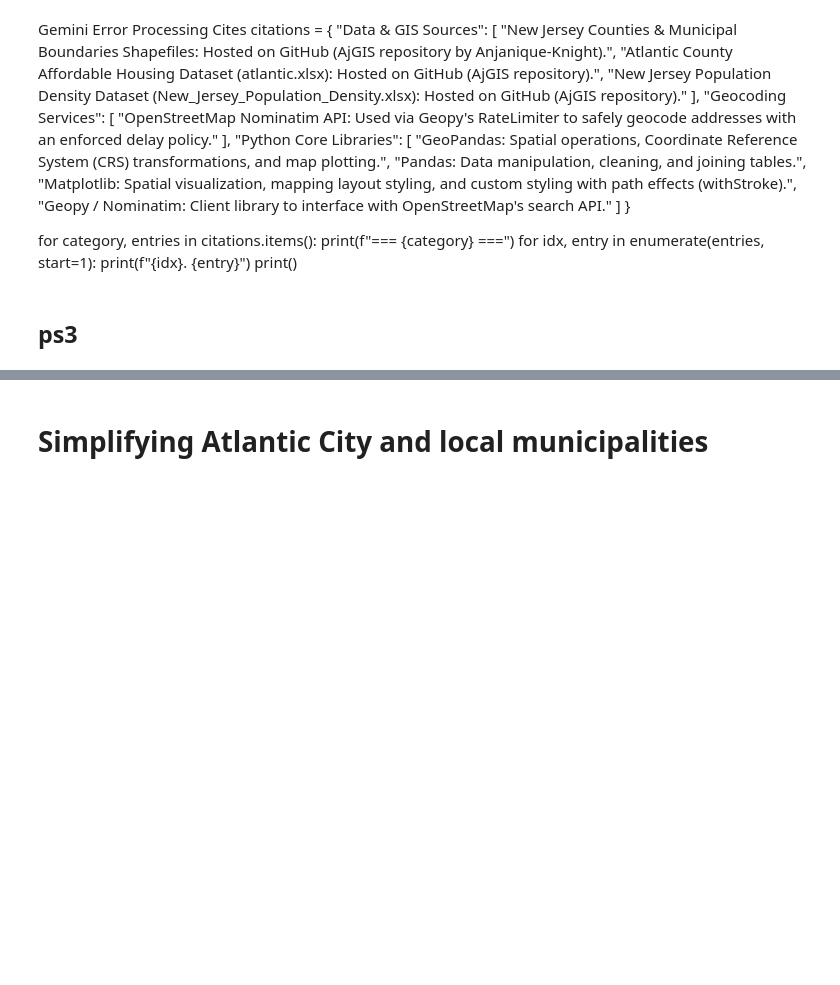
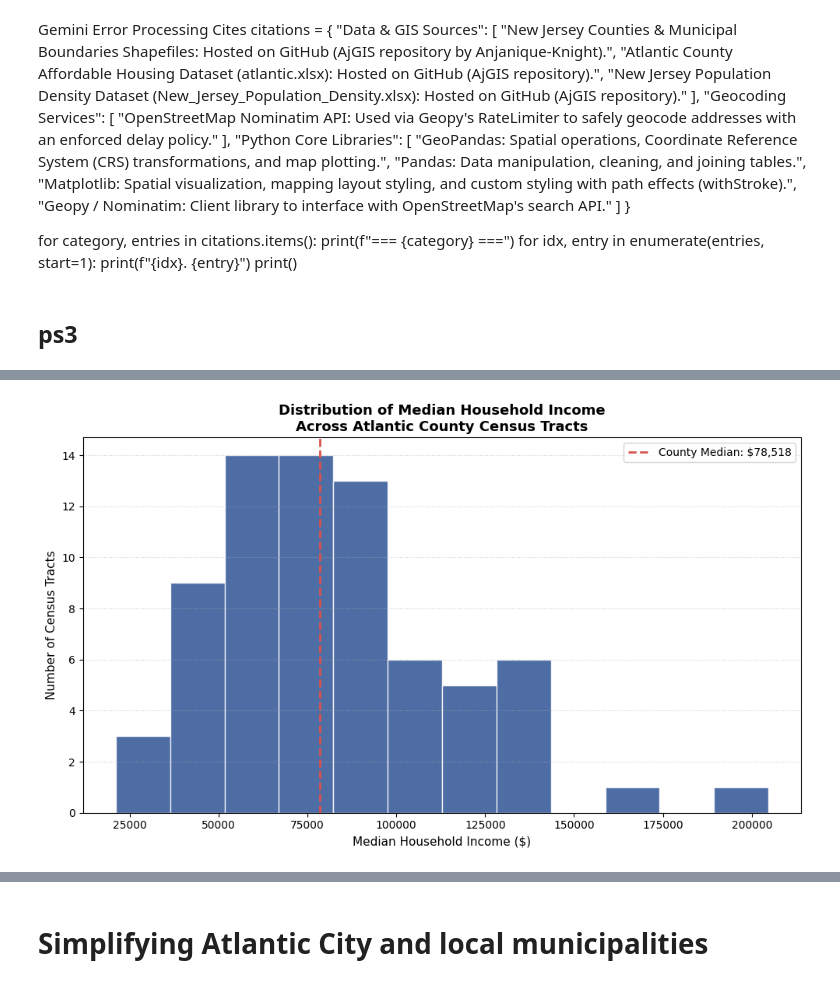
Before and after one commit to Anjanique-Knight/AjGIS, a Jupyter notebook: PS3_GIS.ipynb, the cells around one changed output, grey strips where cells are left out. Drawn from its saved outputs; the diff is of its cells as text; code cells hidden in the pictures; blank space fills up the shorter version.

```diff
--- a/PS3_GIS.ipynb
+++ b/PS3_GIS.ipynb
@@ -625,0 +635,52 @@ for category, entries in citations.items():
+# %%
+import geopandas as gpd
+import matplotlib.pyplot as plt
+import numpy as np
+import pandas as pd
+
+# 1. Load the Consolidated Excel file from your notebook
+excel_path = 'ACountyInc.xlsx'
+df = pd.read_excel(excel_path, sheet_name='Consolidated Census Data', skiprows=3)
+
+# 2. Clean numeric fields and municipal names
+df['Income'] = pd.to_numeric(
+    df['Median Household Income']
+    .astype(str)
+    .str.replace('$', '')
+    .str.replace(',', ''),
+    errors='coerce',
+)
+df['Poverty'] = pd.to_numeric(
+    df['Poverty Rate'].astype(str).str.replace('%', ''), errors='coerce'
+)
+
+# 3. Create Figure isolating only the Income Histogram
+fig, ax_hist = plt.subplots(figsize=(10, 6))
+
+# --- Distribution Histogram ---
+income_data = df['Income'].dropna()
+ax_hist.hist(
+    income_data, bins=12, color='#2F5496', edgecolor='white', alpha=0.85
+)
+ax_hist.axvline(
+    income_data.median(),
+    color='#D9534F',
+    linestyle='--',
+    linewidth=2,
+    label=f'County Median: ${income_data.median():,.0f}',
+)
+
+ax_hist.set_title(
+    'Distribution of Median Household Income\nAcross Atlantic County Census Tracts',
+    fontsize=13,
+    fontweight='bold',
+)
+ax_hist.set_xlabel('Median Household Income ($)', fontsize=11)
+ax_hist.set_ylabel('Number of Census Tracts', fontsize=11)
+ax_hist.grid(axis='y', linestyle=':', alpha=0.6)
+ax_hist.legend(frameon=True, facecolor='white')
+
+plt.tight_layout()
+plt.show()
+# %% [output]
+[figure, added]
```
Also changed, not shown: parts of 15 cells of this notebook.
